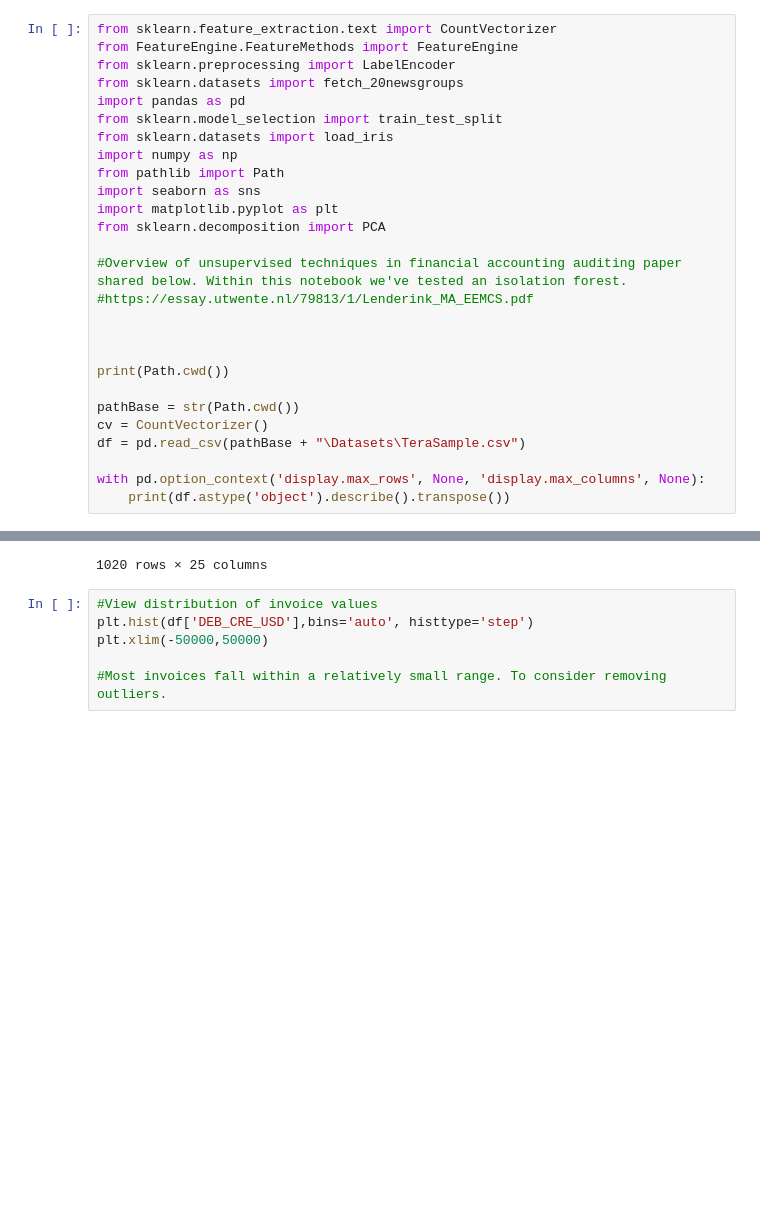
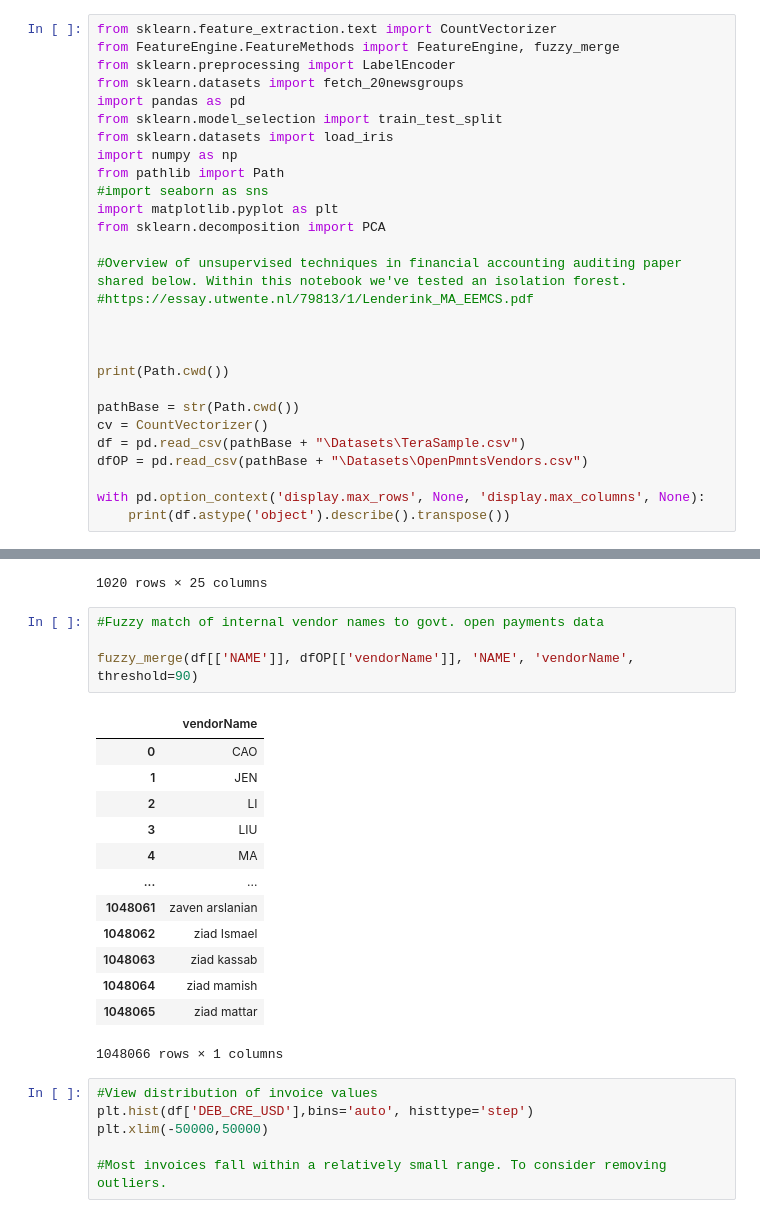
Before and after one commit to dylan1218/ClassificationProject, a Jupyter notebook: ModelsDL_unsup.ipynb, the cells around one changed output, grey strips where cells are left out. Drawn from its saved outputs; the diff is of its cells as text; blank space fills up the shorter version.

Commit message:
Add fuzzymatch

```diff
--- a/ModelsDL_unsup.ipynb
+++ b/ModelsDL_unsup.ipynb
@@ -1,6 +1,6 @@
 # %%
 from sklearn.feature_extraction.text import CountVectorizer
-from FeatureEngine.FeatureMethods import FeatureEngine
+from FeatureEngine.FeatureMethods import FeatureEngine, fuzzy_merge
 from sklearn.preprocessing import LabelEncoder
 from sklearn.datasets import fetch_20newsgroups
 import pandas as pd
@@ -8,7 +8,7 @@ from sklearn.model_selection import train_test_split
 from sklearn.datasets import load_iris
 import numpy as np
 from pathlib import Path
-import seaborn as sns
+#import seaborn as sns
 import matplotlib.pyplot as plt
 from sklearn.decomposition import PCA
 
@@ -21,6 +21,7 @@ print(Path.cwd())
 pathBase = str(Path.cwd())
 cv = CountVectorizer()
 df = pd.read_csv(pathBase + "\Datasets\TeraSample.csv")
+dfOP = pd.read_csv(pathBase + "\Datasets\OpenPmntsVendors.csv")
 
 with pd.option_context('display.max_rows', None, 'display.max_columns', None):
     print(df.astype('object').describe().transpose())
@@ -185,6 +186,24 @@ df
 | 1018 | 1003 | OCRINV | 5100110476 | 2019-06-05 | 2019-06-05 | 2019-06-03 | 12071 | RE | 40 | ... |
 | 1019 | 1003 | nan_REF_KEY1 | 5000119824 | 2020-06-25 | 2020-06-25 | 2020-06-03 | 12250 | WE | 96 | ... |
 1020 rows × 25 columns
+# %%
+#Fuzzy match of internal vendor names to govt. open payments data
+
+fuzzy_merge(df[['NAME']], dfOP[['vendorName']], 'NAME', 'vendorName', threshold=90)
+# %% [output]
+|  | vendorName |
+| 0 | CAO |
+| 1 | JEN |
+| 2 | LI |
+| 3 | LIU |
+| 4 | MA |
+| ... | ... |
+| 1048061 | zaven arslanian |
+| 1048062 | ziad Ismael |
+| 1048063 | ziad kassab |
+| 1048064 | ziad mamish |
+| 1048065 | ziad mattar |
+1048066 rows × 1 columns
 # %%
 #View distribution of invoice values
 plt.hist(df['DEB_CRE_USD'],bins='auto', histtype='step')
```
Also changed, not shown: 1 other file.
